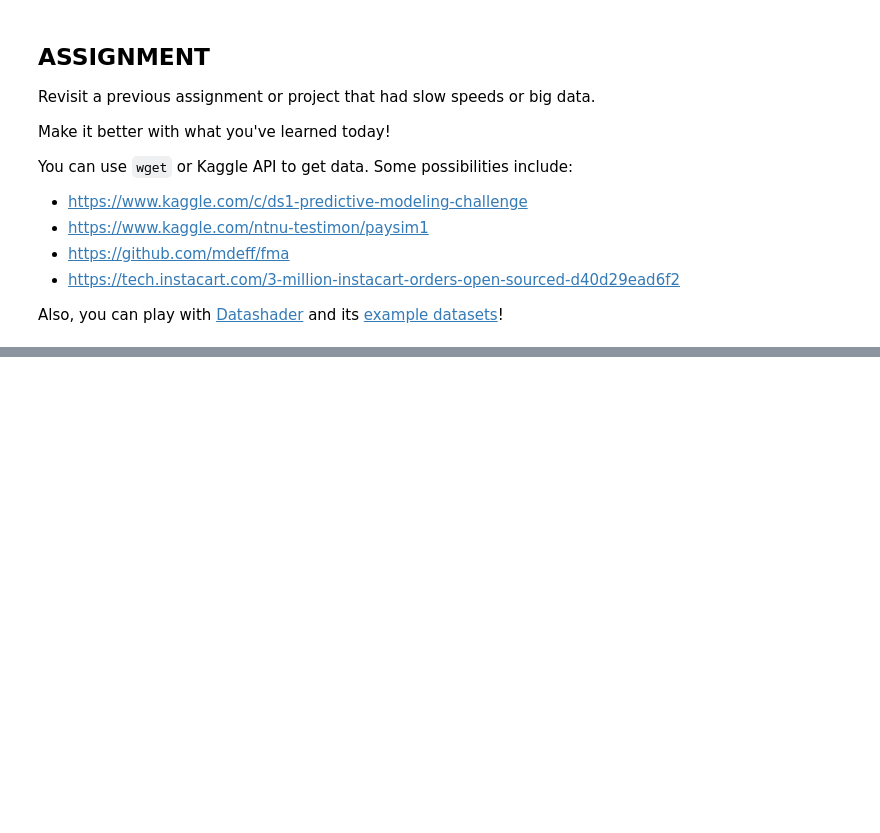
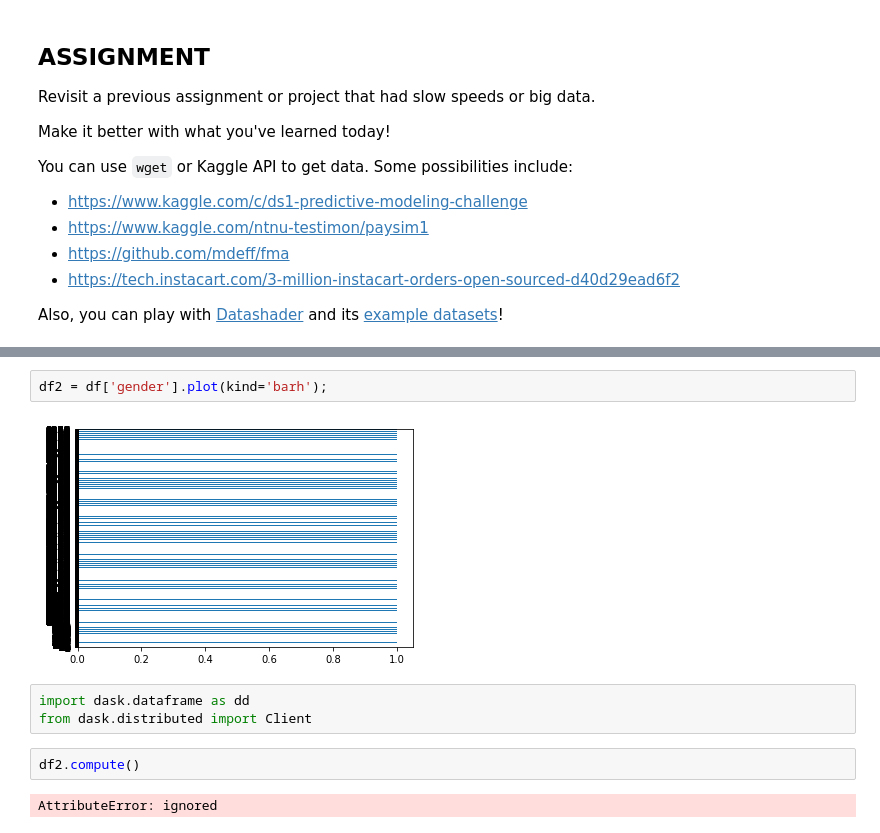
Before and after one commit to bloominstituteoftechnology/DS-Unit-3-Sprint-3-Big-Data, a Jupyter notebook: module1-aws-sagemaker/LS_DS_331_AWS_SageMaker.ipynb, the cells around one changed output, grey strips where cells are left out. Drawn from its saved outputs; the diff is of its cells as text; blank space fills up the shorter version.

```diff
--- a/module1-aws-sagemaker/LS_DS_331_AWS_SageMaker.ipynb
+++ b/module1-aws-sagemaker/LS_DS_331_AWS_SageMaker.ipynb
@@ -164,0 +179,11 @@ Also, you can play with [Datashader](http://datashader.org/) and its [example da
+# %%
+df2 = df['gender'].plot(kind='barh');
+# %% [output]
+[figure, added]
+# %%
+import dask.dataframe as dd
+from dask.distributed import Client
+# %%
+df2.compute()
+# %% [output]
+AttributeError: ignored
```
Also changed, not shown: parts of 11 cells of this notebook.
